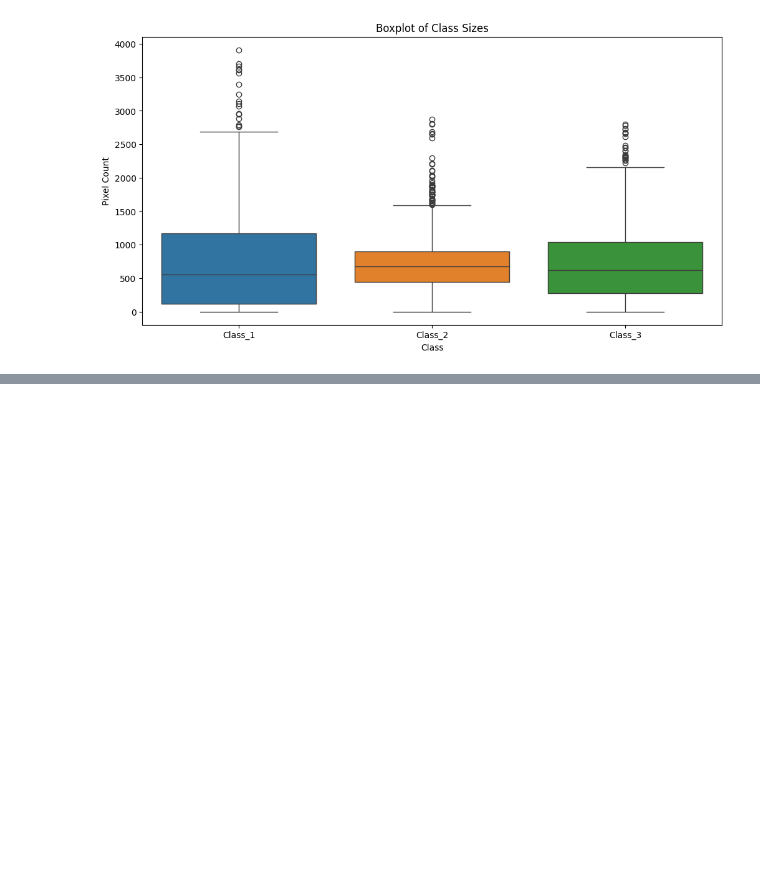
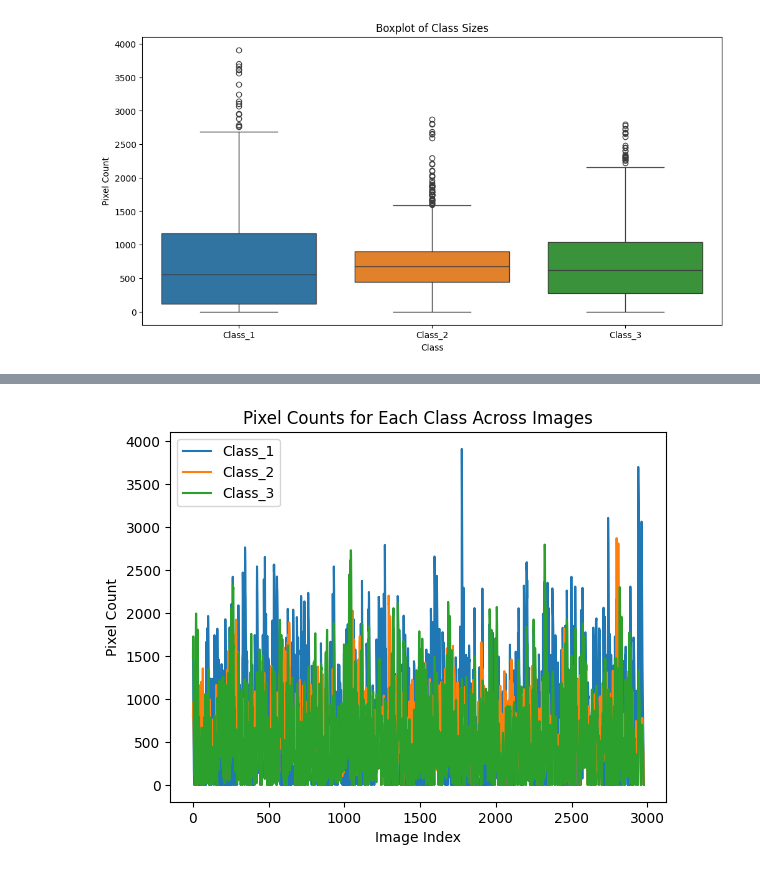
Before and after one commit to ThanhNguyen140/SAM_evaluation, a Jupyter notebook: lisa/image_statistics.ipynb, the cells around one changed output, grey strips where cells are left out. Saved outputs shown, nothing was run; the diff lists cells and outputs as text; code cells hidden in the pictures; blank space fills up the shorter version.

```diff
--- a/lisa/image_statistics.ipynb
+++ b/lisa/image_statistics.ipynb
@@ -97,0 +131,12 @@ plt.show()
+# %%
+class_labels = ["Class_1", "Class_2", "Class_3"]
+for label in class_labels:
+    plt.plot(df_pixels[label], label=label)
+
+plt.title("Pixel Counts for Each Class Across Images")
+plt.xlabel("Image Index")
+plt.ylabel("Pixel Count")
+plt.legend()
+plt.show()
+# %% [output]
+[figure, added]
```
Also changed, not shown: parts of 3 cells of this notebook.
